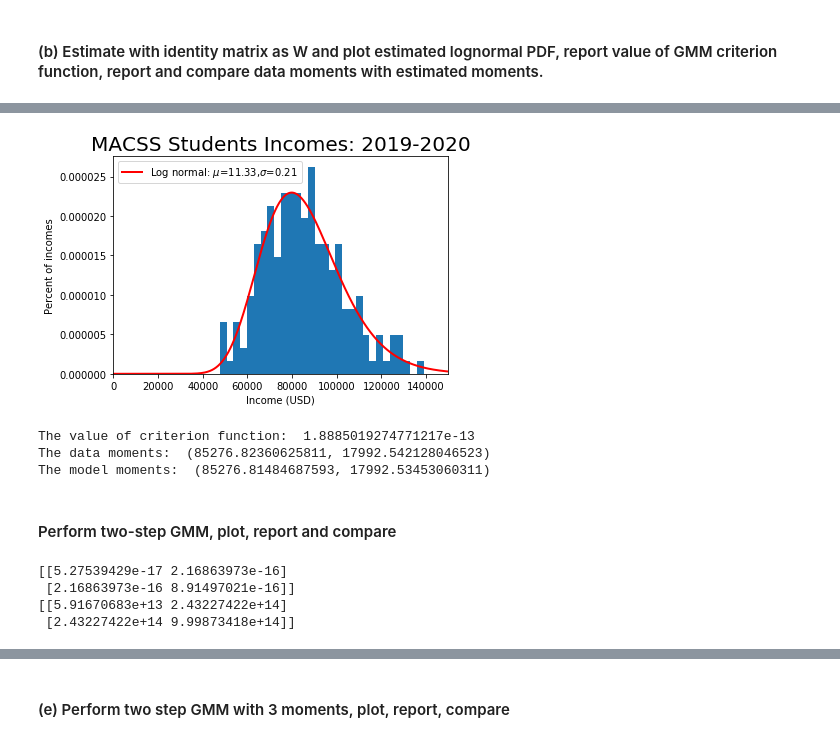
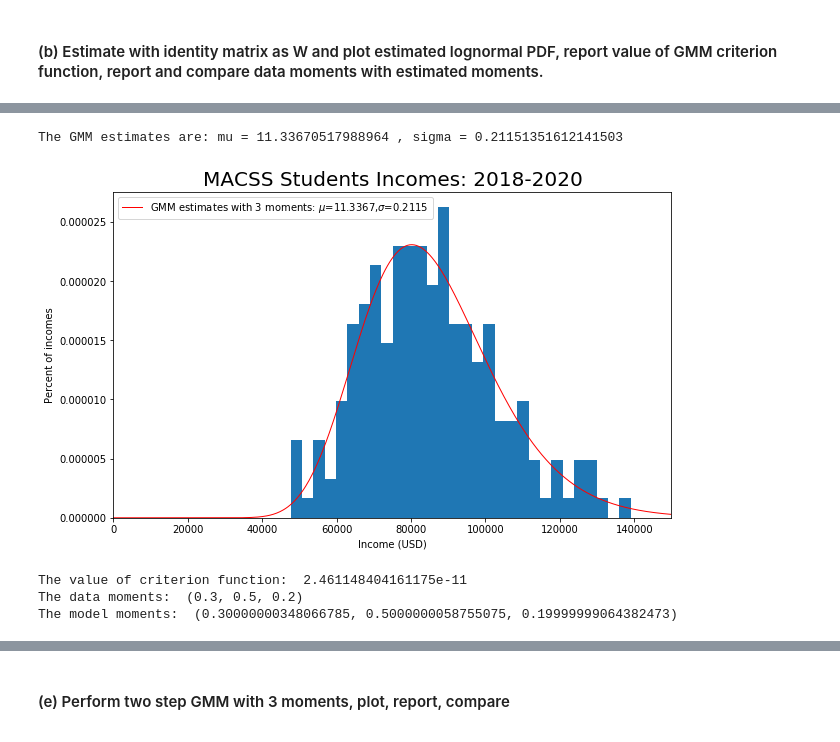
Before and after one commit to UC-MACSS/persp-model_W18, a Jupyter notebook: Students/LiR/PS3/PS3 Li Ruixue.ipynb, the cells around one changed output, grey strips where cells are left out. Cells and saved outputs as stored; diff of their text form; code cells hidden in the pictures.

```diff
--- a/Students/LiR/PS3/PS3 Li Ruixue.ipynb
+++ b/Students/LiR/PS3/PS3 Li Ruixue.ipynb
@@ -38,22 +39,15 @@ plt.show()
 # %%
 def lognorm_pdf(xvals, mu, sigma, cutoff):
     '''
-    if cutoff == 'None':
-        prob_notcut = 1.0 - sts.lognorm.cdf(0, loc=np.exp(mu), scale=sigma)
-    else:
-        prob_notcut = (sts.lognorm.cdf(cutoff, loc=np.exp(mu), scale=sigma) -
-                       sts.lognorm.cdf(0, loc=np.exp(mu), scale=sigma))
-
-    pdf_vals    = ((1/(sigma * np.sqrt(2 * np.pi)) *
-                    np.exp( - (xvals - mu)**2 / (2 * sigma**2))) /
-                    prob_notcut)
+    Truncated lognormal distribution.
+    I used cutoff to make the model fit the data better and increase
+    the accuracy of the integration function
     '''
     if cutoff == 'None':
         prob_notcut = 1.0 - sts.lognorm.cdf(0, s = sigma, scale=np.exp(mu))
     else:
         prob_notcut = (sts.lognorm.cdf(cutoff, s = sigma, scale=np.exp(mu)) -
                        sts.lognorm.cdf(0, s = sigma, scale=np.exp(mu)))
-
     pdf_vals    = sts.lognorm.pdf(xvals, s = sigma, scale=np.exp(mu))/(prob_notcut)
     return pdf_vals
 
@@ -69,7 +63,6 @@ def model_moments(mu, sigma, cutoff):
     x2fx = lambda x: ((x - mean_model) ** 2) * lognorm_pdf(x, mu, sigma, cutoff)
     (var_model, v_m_err) = intgr.quad(x2fx, 0, cutoff, limit = integration_limit)
     sd_model = np.sqrt(var_model)
-
     return mean_model, sd_model
 
 
@@ -83,17 +76,14 @@ def err_vec(xvals, mu, sigma, cutoff, simple):
         err_vec = moms_model - moms_data
     else:
         err_vec = (moms_model - moms_data) / moms_data
-
     return err_vec
 
 
 def criterion(params, *args):
-
     mu, sigma = params
     xvals, cutoff, W = args
     err = err_vec(xvals, mu, sigma, cutoff, simple=False)
     crit_val = np.dot(np.dot(err.T, W), err)
-
     return crit_val
 # %%
 mu_init = 11
@@ -121,33 +205,33 @@ mu_GMM1= 11.333599510006398  sig_GMM1= 0.21325521904176079
+# %%
+mu_init = 11
+sig_init = 0.2
+params_init = np.array([mu_init, sig_init])
+W_hat = np.eye(3)
+gmm_args = (pts, cutoff, W_hat)
+results3 = opt.minimize(criterion2, params_init, args=(gmm_args),
+                       method='L-BFGS-B', bounds=((None, None), (1e-10, None)))
+mu_GMM3, sig_GMM3 = results3.x
+print('The GMM estimates are: mu =', mu_GMM3, ', sigma =', sig_GMM3)
+# %% [output]
+The GMM estimates are: mu = 11.33670517988964 , sigma = 0.21151351612141503
 # %%
+plt.figure(figsize = (10, 6))
 plt.hist(pts, 30, normed=True)
 dist_pts = np.linspace(1, 150000, 500)
-plt.plot(dist_pts, lognorm_pdf(dist_pts, mu_GMM1, sig_GMM1, cutoff),
-         linewidth=2, color='r', label='Log normal: $\mu$={:.2f},$\sigma$={:.2f}'.format(mu_GMM1, sig_GMM1))
+plt.plot(dist_pts, lognorm_pdf(dist_pts, mu_GMM3, sig_GMM3, cutoff),
+         linewidth=1, color='r',
+         label='GMM estimates with 3 moments: $\mu$={:.4f},$\sigma$={:.4f}'.format(mu_GMM3, sig_GMM3))
 plt.legend(loc='upper left')
-
-plt.title('MACSS Students Incomes: 2019-2020', fontsize=20)
+plt.title('MACSS Students Incomes: 2018-2020', fontsize=20)
 plt.xlabel('Income (USD)')
 plt.ylabel('Percent of incomes')
 plt.xlim([0, 150000])
 plt.show()
-print("The value of criterion function: ", float(results1.fun))
-print('The data moments: ', data_moments(pts))
-print('The model moments: ', model_moments(mu_GMM1, sig_GMM1, cutoff))
+print("The value of criterion function: ", float(results3.fun))
+print('The data moments: ',  data_moments2(pts))
+print('The model moments: ', model_moments2(mu_GMM3, sig_GMM3, cutoff))
 # %% [output]
-[figure, old version]
+[figure, new version]
-The value of criterion function:  1.8885019274771217e-13
-The data moments:  (85276.82360625811, 17992.542128046523)
-The model moments:  (85276.81484687593, 17992.53453060311)
+The value of criterion function:  2.461148404161175e-11
+The data moments:  (0.3, 0.5, 0.2)
+The model moments:  (0.30000000348066785, 0.5000000058755075, 0.19999999064382473)
-# %% [markdown]
-#### Perform two-step GMM, plot, report and compare
-# %%
-err1 = err_vec(pts, mu_GMM1, sig_GMM1, cutoff, False)
-VCV2 = np.dot(err1, err1.T) / pts.shape[0]
-print(VCV2)
-W_hat2 = lin.pinv(VCV2)
-print(W_hat2)
-# %% [output]
-[[5.27539429e-17 2.16863973e-16]
- [2.16863973e-16 8.91497021e-16]]
-[[5.91670683e+13 2.43227422e+14]
- [2.43227422e+14 9.99873418e+14]]
```
Also changed, not shown: parts of 18 cells of this notebook.
